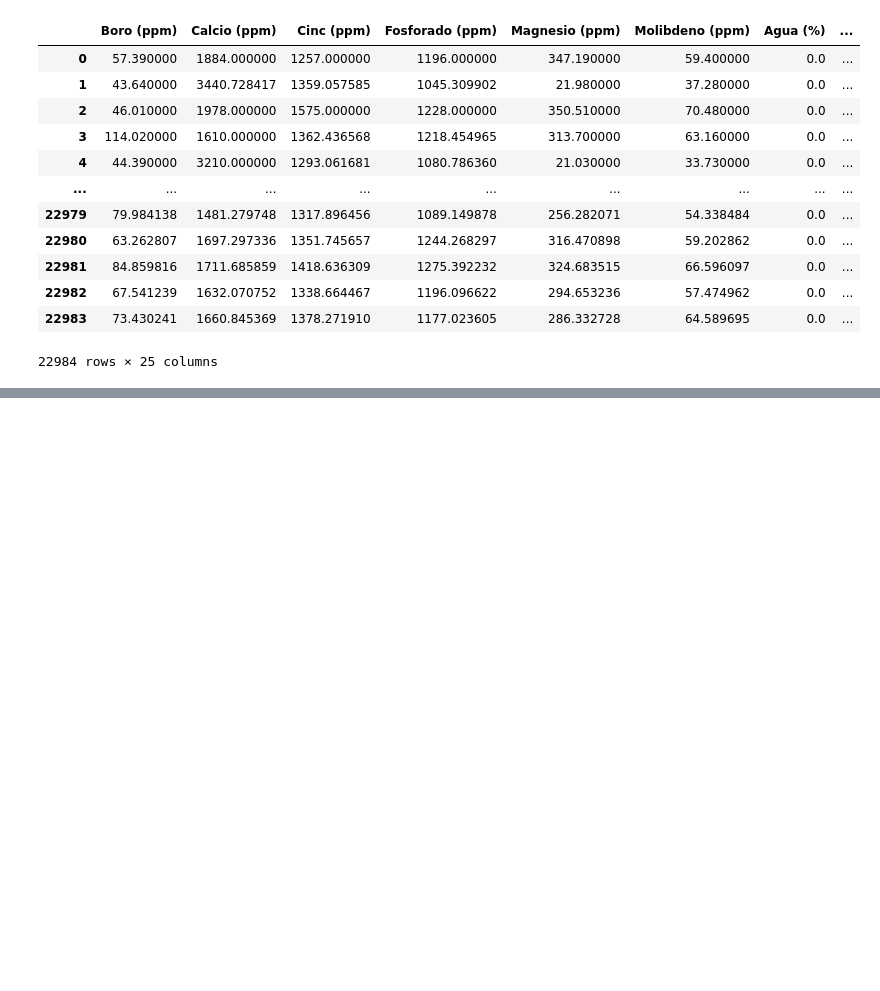
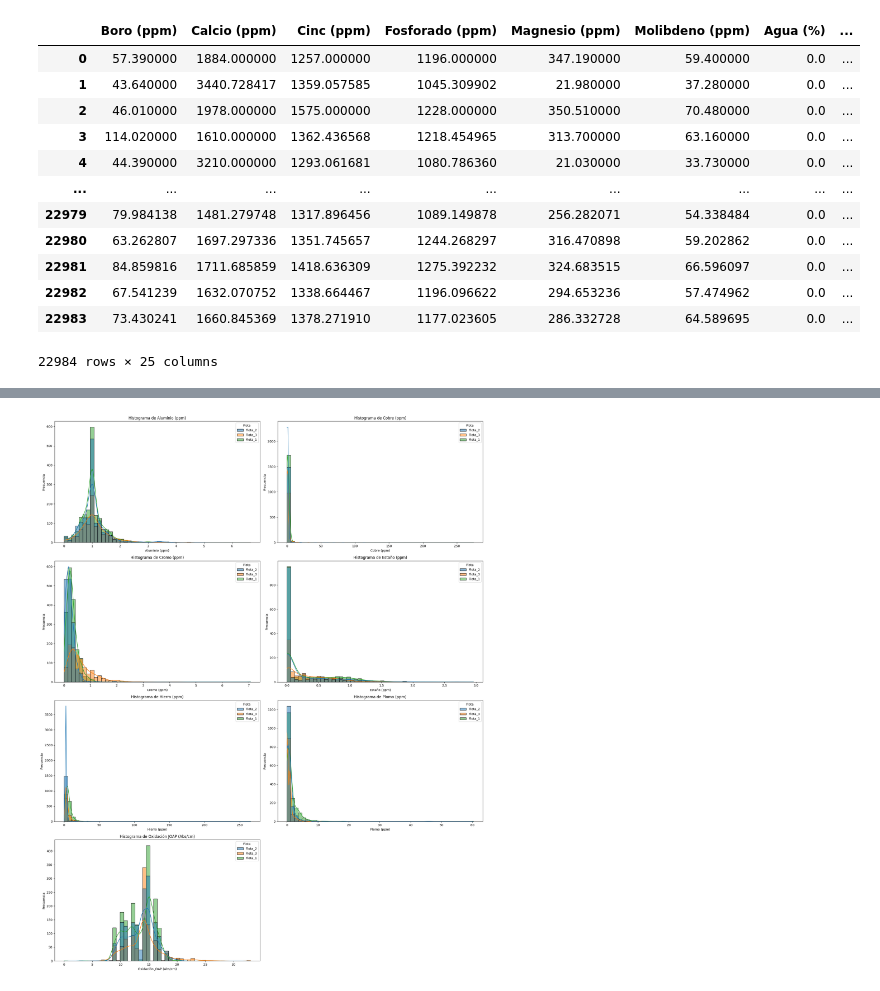
Before and after one commit to darturo12/Tesis-de-Grado-MIAD-, a Jupyter notebook: Modelos_ML/Modelos_Ensamble.ipynb, the cells around one changed output, grey strips where cells are left out. Drawn from its saved outputs; the diff is of its cells as text; code cells hidden in the pictures; blank space fills up the shorter version.

```diff
--- a/Modelos_ML/Modelos_Ensamble.ipynb
+++ b/Modelos_ML/Modelos_Ensamble.ipynb
@@ -840,0 +867,31 @@ X_train_bal_clean
+# %%
+import seaborn as sns
+
+Desgaste = data_cleaned[['Aluminio (ppm)', 'Cobre (ppm)', 'Cromo (ppm)', 'Estaño (ppm)',
+                          'Hierro (ppm)', 'Plomo (ppm)',
+                          'Oxidación JOAP (Abs/cm)']]
+
+# Determinar el tamaño de la cuadrícula
+n_cols = 2
+n_rows =4  # Redondeo hacia arriba para que haya suficiente espacio
+
+# Crear la figura y los ejes
+fig, axes = plt.subplots(n_rows, n_cols, figsize=(20, 25))
+axes = axes.flatten()  # Aplanar los ejes para iterar sobre ellos fácilmente
+
+# Generar un histograma para cada columna numérica
+for i, col in enumerate(Desgaste):
+    sns.histplot(data=data_cleaned, bins=50, x=col, hue='Flota', kde=True, ax=axes[i])
+    axes[i].set_title(f'Histograma de {col}')
+    axes[i].set_xlabel(col)
+    axes[i].set_ylabel('Frecuencia')
+
+# Eliminar cualquier gráfico extra (en caso de que haya más subplots que columnas)
+for j in range(i + 1, len(axes)):
+    fig.delaxes(axes[j])
+
+# Ajustar el espaciado entre gráficos
+plt.tight_layout()
+plt.show()
+# %% [output]
+[figure, added]
```
Also changed, not shown: parts of 19 cells of this notebook.
